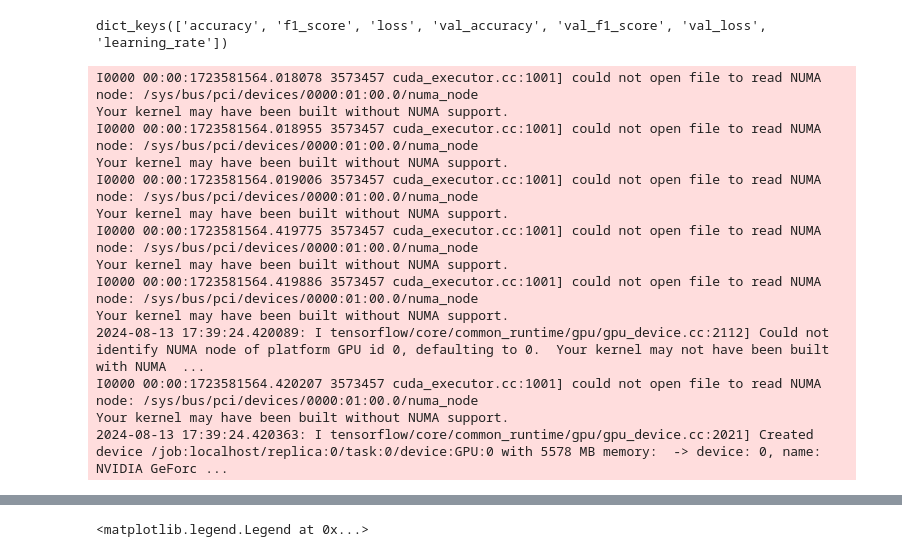
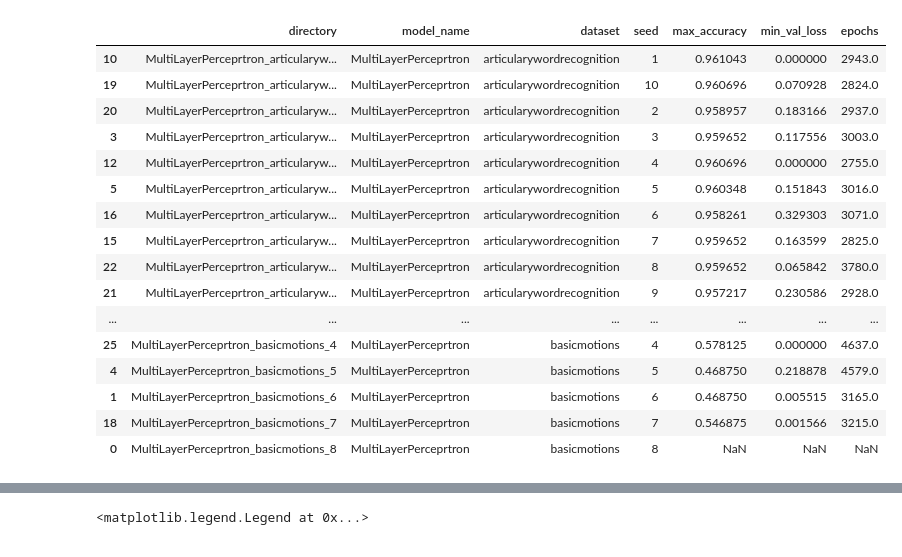
Before and after one commit to samuelthomaz7/fully_convolutional_network_mtsc, a Jupyter notebook: test_notebook.ipynb, the cells around one changed output, grey strips where cells are left out. Saved outputs shown, nothing was run; the diff lists cells and outputs as text; code cells hidden in the pictures.

```diff
--- a/test_notebook.ipynb
+++ b/test_notebook.ipynb
@@ -104,25 +94,23 @@ ValueError: The truth value of an array with more than one element is ambiguous.
-# %%
-# max(history.history['epochs'])
-history.history.keys()
-# %% [output]
-dict_keys(['accuracy', 'f1_score', 'loss', 'val_accuracy', 'val_f1_score', 'val_loss', 'learning_rate'])
-# %%
-model = tf.keras.models.load_model('/home/samuelthomaz7/fcn_experiment/fully_convolutional_network_mtsc/model_checkpoints/FullyConvolutionalNetwork_articularywordrecognition_1/checkpoint.keras')
-# %% [output]
-I0000 00:00:1723581564.018078 3573457 cuda_executor.cc:1001] could not open file to read NUMA node: /sys/bus/pci/devices/0000:01:00.0/numa_node
-Your kernel may have been built without NUMA support.
-I0000 00:00:1723581564.018955 3573457 cuda_executor.cc:1001] could not open file to read NUMA node: /sys/bus/pci/devices/0000:01:00.0/numa_node
-Your kernel may have been built without NUMA support.
-I0000 00:00:1723581564.019006 3573457 cuda_executor.cc:1001] could not open file to read NUMA node: /sys/bus/pci/devices/0000:01:00.0/numa_node
-Your kernel may have been built without NUMA support.
-I0000 00:00:1723581564.419775 3573457 cuda_executor.cc:1001] could not open file to read NUMA node: /sys/bus/pci/devices/0000:01:00.0/numa_node
-Your kernel may have been built without NUMA support.
-I0000 00:00:1723581564.419886 3573457 cuda_executor.cc:1001] could not open file to read NUMA node: /sys/bus/pci/devices/0000:01:00.0/numa_node
-Your kernel may have been built without NUMA support.
-2024-08-13 17:39:24.420089: I tensorflow/core/common_runtime/gpu/gpu_device.cc:2112] Could not identify NUMA node of platform GPU id 0, defaulting to 0.  Your kernel may not have been built with NUMA  ...
-I0000 00:00:1723581564.420207 3573457 cuda_executor.cc:1001] could not open file to read NUMA node: /sys/bus/pci/devices/0000:01:00.0/numa_node
-Your kernel may have been built without NUMA support.
-2024-08-13 17:39:24.420363: I tensorflow/core/common_runtime/gpu/gpu_device.cc:2021] Created device /job:localhost/replica:0/task:0/device:GPU:0 with 5578 MB memory:  -> device: 0, name: NVIDIA GeForc ...
+# %%
+complete_data.sort_values(by = ['dataset', 'seed'])
+# %% [output]
+|  | directory | model_name | dataset | seed | max_accuracy | min_val_loss | epochs |
+| 10 | MultiLayerPerceprtron_articularyw... | MultiLayerPerceprtron | articularywordrecognition | 1 | 0.961043 | 0.000000 | 2943.0 |
+| 19 | MultiLayerPerceprtron_articularyw... | MultiLayerPerceprtron | articularywordrecognition | 10 | 0.960696 | 0.070928 | 2824.0 |
+| 20 | MultiLayerPerceprtron_articularyw... | MultiLayerPerceprtron | articularywordrecognition | 2 | 0.958957 | 0.183166 | 2937.0 |
+| 3 | MultiLayerPerceprtron_articularyw... | MultiLayerPerceprtron | articularywordrecognition | 3 | 0.959652 | 0.117556 | 3003.0 |
+| 12 | MultiLayerPerceprtron_articularyw... | MultiLayerPerceprtron | articularywordrecognition | 4 | 0.960696 | 0.000000 | 2755.0 |
+| 5 | MultiLayerPerceprtron_articularyw... | MultiLayerPerceprtron | articularywordrecognition | 5 | 0.960348 | 0.151843 | 3016.0 |
+| 16 | MultiLayerPerceprtron_articularyw... | MultiLayerPerceprtron | articularywordrecognition | 6 | 0.958261 | 0.329303 | 3071.0 |
+| 15 | MultiLayerPerceprtron_articularyw... | MultiLayerPerceprtron | articularywordrecognition | 7 | 0.959652 | 0.163599 | 2825.0 |
+| 22 | MultiLayerPerceprtron_articularyw... | MultiLayerPerceprtron | articularywordrecognition | 8 | 0.959652 | 0.065842 | 3780.0 |
+| 21 | MultiLayerPerceprtron_articularyw... | MultiLayerPerceprtron | articularywordrecognition | 9 | 0.957217 | 0.230586 | 2928.0 |
+| ... | ... | ... | ... | ... | ... | ... | ... |
+| 25 | MultiLayerPerceprtron_basicmotions_4 | MultiLayerPerceprtron | basicmotions | 4 | 0.578125 | 0.000000 | 4637.0 |
+| 4 | MultiLayerPerceprtron_basicmotions_5 | MultiLayerPerceprtron | basicmotions | 5 | 0.468750 | 0.218878 | 4579.0 |
+| 1 | MultiLayerPerceprtron_basicmotions_6 | MultiLayerPerceprtron | basicmotions | 6 | 0.468750 | 0.005515 | 3165.0 |
+| 18 | MultiLayerPerceprtron_basicmotions_7 | MultiLayerPerceprtron | basicmotions | 7 | 0.546875 | 0.001566 | 3215.0 |
+| 0 | MultiLayerPerceprtron_basicmotions_8 | MultiLayerPerceprtron | basicmotions | 8 | NaN | NaN | NaN |
 # %%
 with open('/home/samuelthomaz7/fcn_experiment/fully_convolutional_network_mtsc/model_checkpoints/FullyConvolutionalNetwork_articularywordrecognition_1/model_history.pkl', 'rb') as f:
     model_history = pickle.load(f)
```
Also changed, not shown: parts of 5 cells of this notebook, 1 other file.
